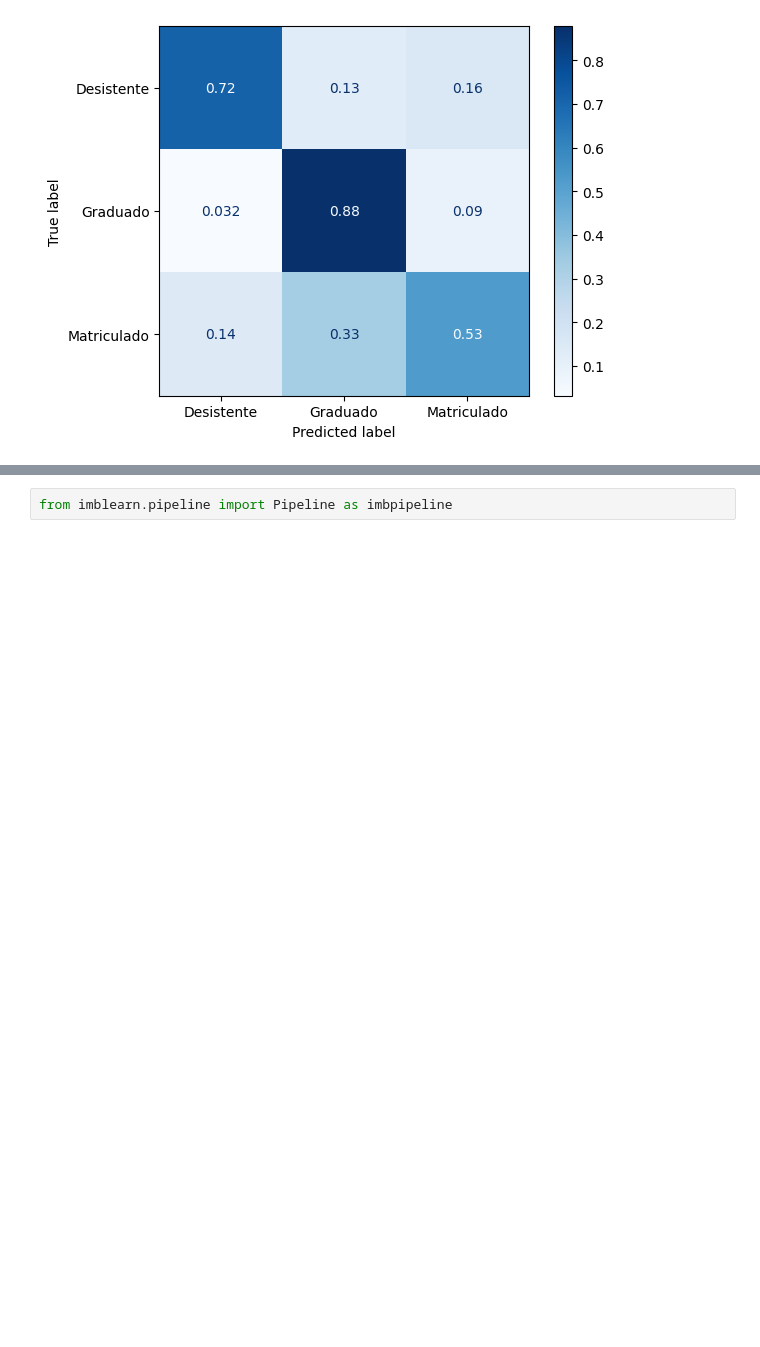
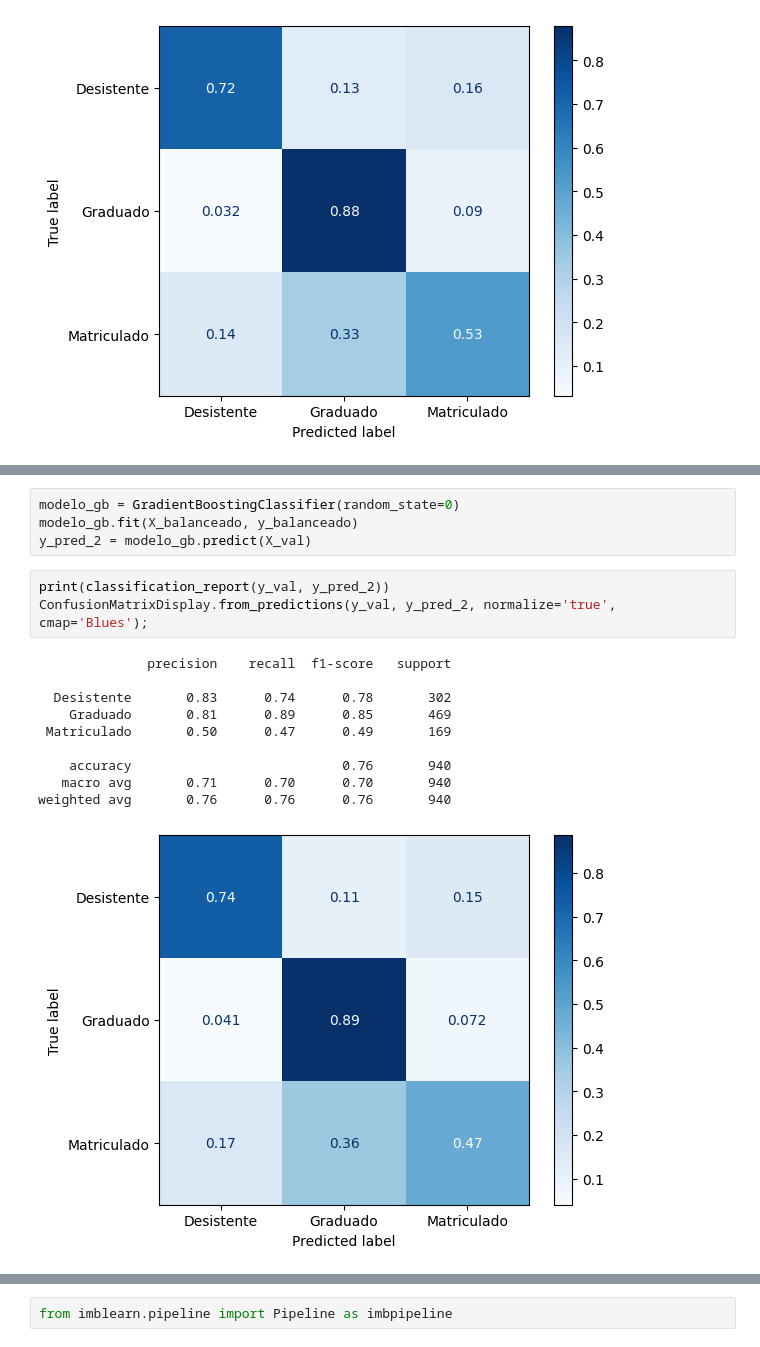
Before and after one commit to lucianeberger/Trilha-de-Machine-Learning---Alura, a Jupyter notebook: Problemas Multiclasse/Aula_5.ipynb, the cells around one changed output, grey strips where cells are left out. Drawn from its saved outputs; the diff is of its cells as text; blank space fills up the shorter version.

```diff
--- a/Problemas Multiclasse/Aula_5.ipynb
+++ b/Problemas Multiclasse/Aula_5.ipynb
@@ -466 +493,19 @@ weighted avg       0.77      0.76      0.76       940
+# %%
+modelo_gb = GradientBoostingClassifier(random_state=0)
+modelo_gb.fit(X_balanceado, y_balanceado)
+y_pred_2 = modelo_gb.predict(X_val)
+# %%
+print(classification_report(y_val, y_pred_2))
+ConfusionMatrixDisplay.from_predictions(y_val, y_pred_2, normalize='true', cmap='Blues');
+# %% [output]
+              precision    recall  f1-score   support
+
+  Desistente       0.83      0.74      0.78       302
+    Graduado       0.81      0.89      0.85       469
+ Matriculado       0.50      0.47      0.49       169
+
+    accuracy                           0.76       940
+   macro avg       0.71      0.70      0.70       940
+weighted avg       0.76      0.76      0.76       940
+[figure, added]
 # %% [markdown]
```
Also changed, not shown: parts of 21 cells of this notebook.
